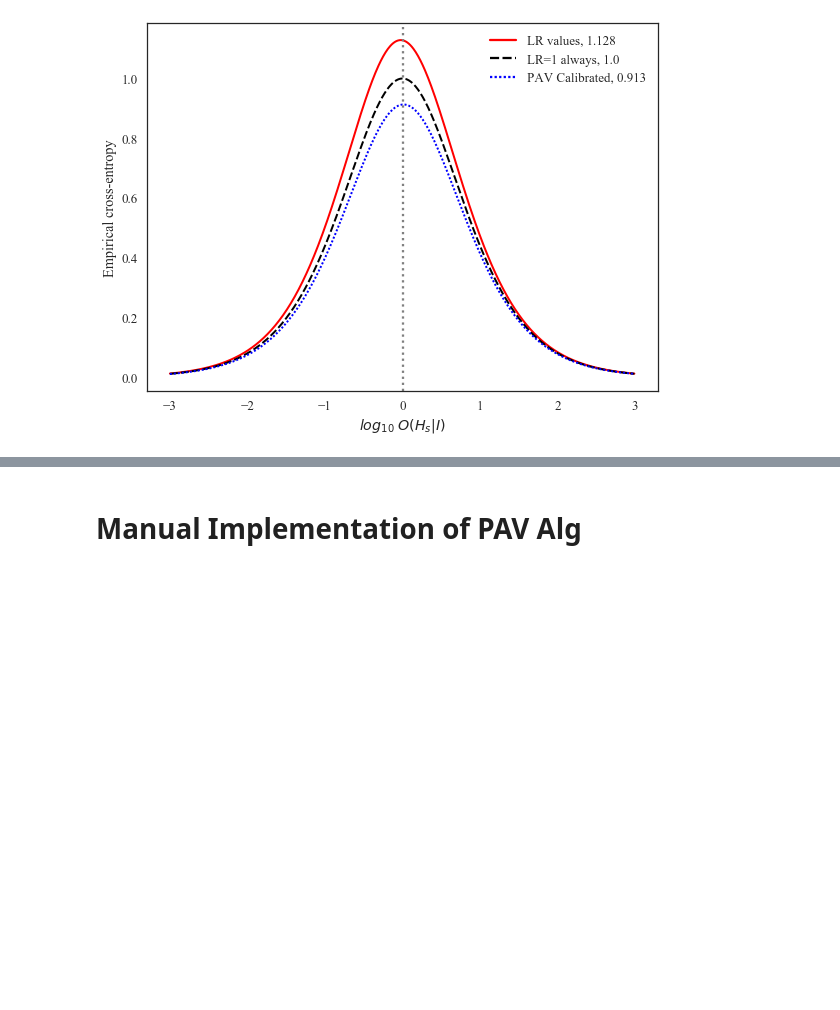
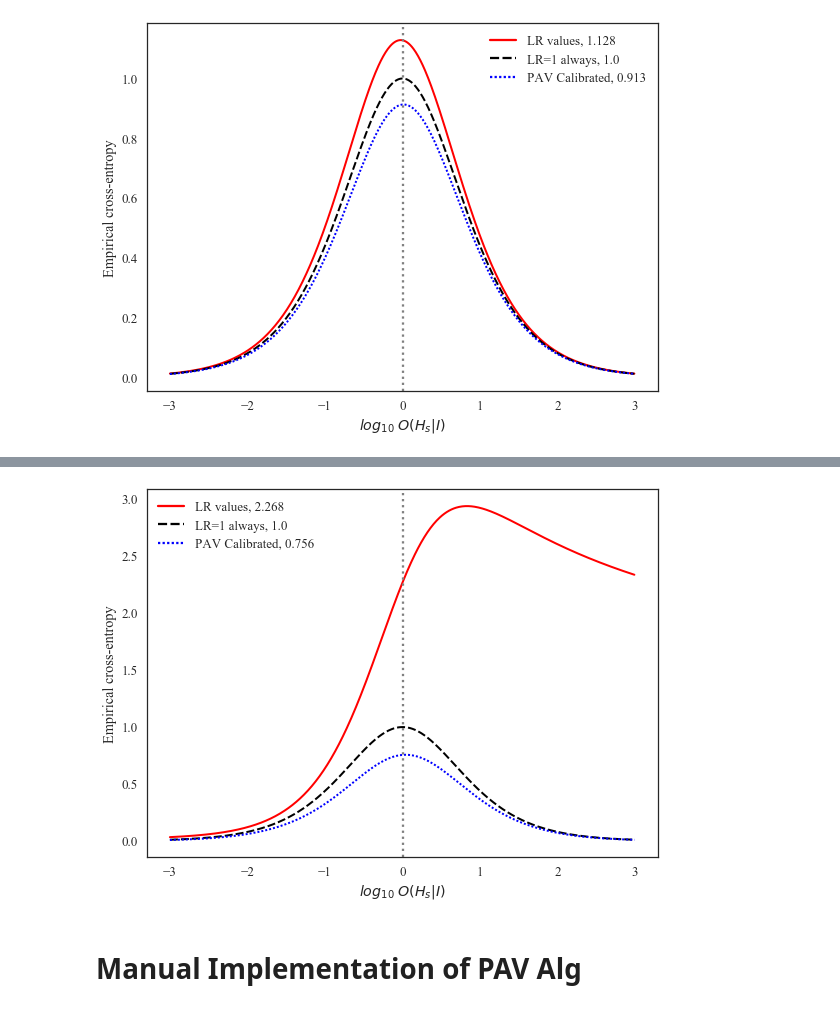
Before and after one commit to galbraic/spatial-assocr, a Jupyter notebook: notebooks/ECE_plots.ipynb, the cells around one changed output, grey strips where cells are left out. Drawn from its saved outputs; the diff is of its cells as text; code cells hidden in the pictures; blank space fills up the shorter version.

```diff
--- a/notebooks/ECE_plots.ipynb
+++ b/notebooks/ECE_plots.ipynb
@@ -368,3 +453,9 @@ plt.show()
+# %%
+f, ax = plot_ece(gowalla_lr, 'lr_alpha_func')
+set_size(f, w=8, h=6)
+plt.show()
+# %% [output]
+[figure, added]
 # %% [markdown]
 # Manual Implementation of PAV Alg
 # %%
```
Also changed, not shown: parts of 5 cells of this notebook, 4 other files.
